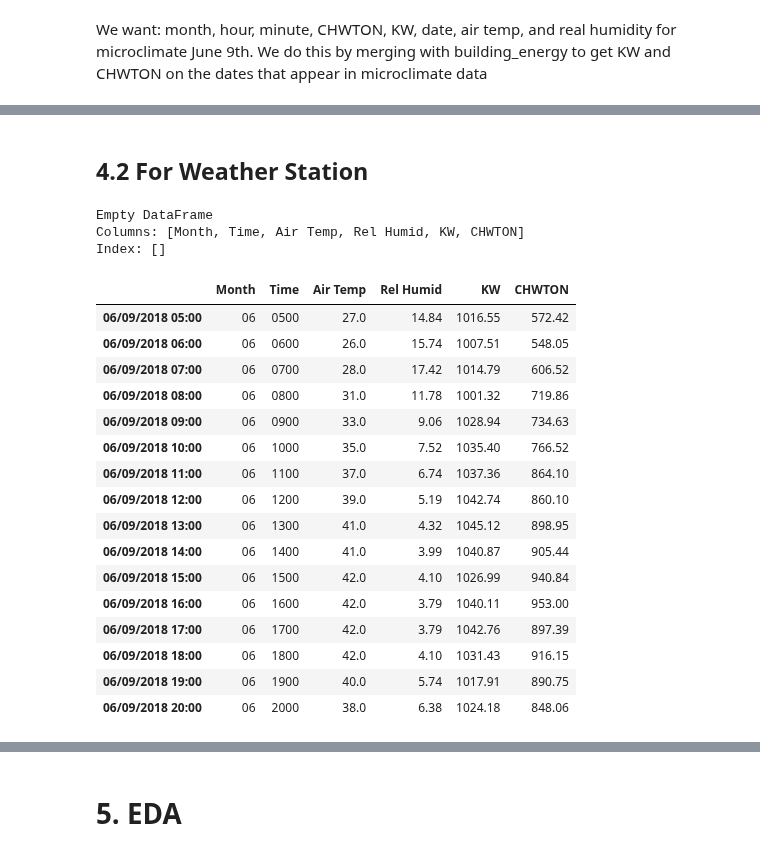
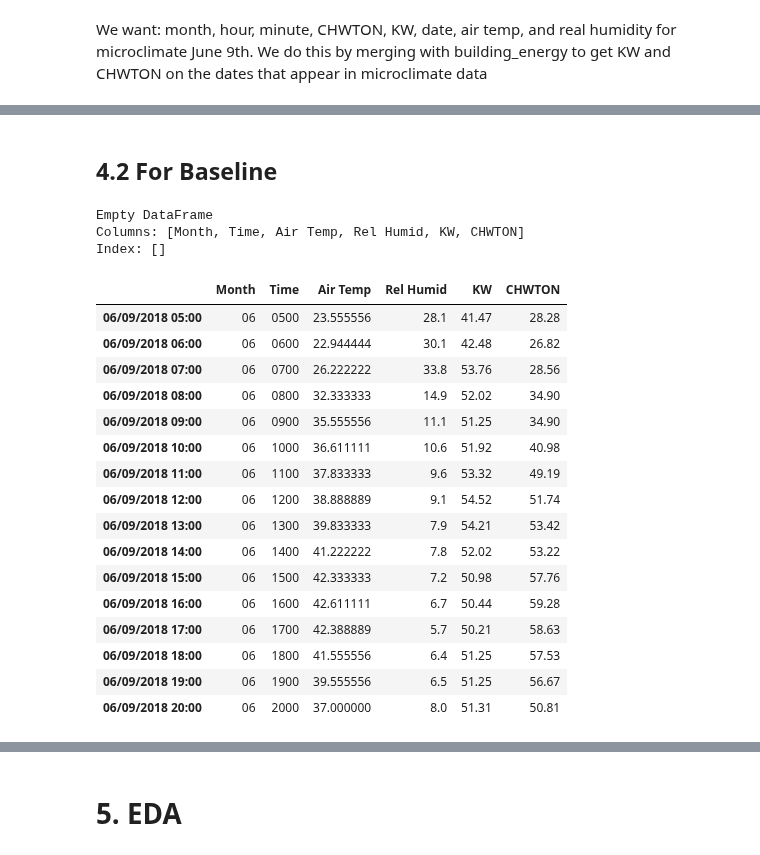
Before and after one commit to freecode23/microclimate-effects, a Jupyter notebook: RF_Model.ipynb, the cells around one changed output, grey strips where cells are left out. Saved outputs shown, nothing was run; the diff lists cells and outputs as text; code cells hidden in the pictures.

```diff
--- a/RF_Model.ipynb
+++ b/RF_Model.ipynb
@@ -115,0 +121,7 @@ Enter building name:  ISTB 1
+# %%
+base_name = input('Enter \'asu\' or \'station\': ')
+print('We will train using' , base_name, 'data')
+
+if(base_name == 'asu'):
+    year_picked = input('Enter year between 2017 - 2020 inclusive: ')
+    print('You picked year: ', year_picked )
@@ -222,8 +290,6 @@ metabol = metabol.set_index('tstamp')
 # %%
-weather_station =  pd.concat([metabol, weather_station], axis = 1, join = "inner")
+baseline_df =  pd.concat([metabol, baseline_df], axis = 1, join = "inner")
 
 # rearrange column
-weather_station = weather_station[['Month','Time','Month_num', 'Hour_num', 'Minute_num', 'Air Temp', 'Rel Humid', 'KW','CHWTON' ]]
-
-# weather_station.to_csv('./Data/weather_st_numstr') # save data with string and numeric date format
+baseline_df = baseline_df[['Month','Time','Month_num', 'Hour_num', 'Minute_num', 'Air Temp', 'Rel Humid', 'KW','CHWTON' ]]
 # %%
@@ -261,49 +327,49 @@ envimet_j9
 # %% [markdown]
-## 4.2 For Weather Station
+## 4.2 For Baseline
 # %%
 # 1. Convert to datetime so we can remove June 9th weather
-weather_station.index = pd.to_datetime(weather_station.index)
+baseline_df.index = pd.to_datetime(baseline_df.index)
 
 # 2. Extract all of june 9th data
-station_j9 = weather_station[(weather_station.index.month == 6) & (weather_station.index.day == 9)]
+baseline_j9 = baseline_df[(baseline_df.index.month == 6) & (baseline_df.index.day == 9)]
 
-# 3. drop all of June 9th from weather_station data
-weather_station = weather_station.drop(station_j9.index)
+# 3. drop all of June 9th from baseline_df data
+baseline_df = baseline_df.drop(baseline_j9.index)
 
 # 4. Filter time ( only minute 00) from june 9th data
-station_j9 = station_j9[ (station_j9['Hour_num'] >= 5) & (station_j9['Hour_num'] <= 20) & (station_j9['Minute_num'] == 0)]
+baseline_j9 = baseline_j9[ (baseline_j9['Hour_num'] >= 5) & (baseline_j9['Hour_num'] <= 20) & (baseline_j9['Minute_num'] == 0)]
 
 # 5. drop numeric variables
-weather_station = weather_station.drop(labels = ['Hour_num', 'Month_num','Minute_num'], axis = 1)
-station_j9 = station_j9.drop(labels = ['Hour_num', 'Month_num','Minute_num'], axis = 1)
+baseline_df = baseline_df.drop(labels = ['Hour_num', 'Month_num','Minute_num'], axis = 1)
+baseline_j9 = baseline_j9.drop(labels = ['Hour_num', 'Month_num','Minute_num'], axis = 1)
 
-# 6. ensure theres no more june 9th data between 5am to 8pm on weather_station data
-print(weather_station[(weather_station.index.month == 6) & (weather_station.index.day == 9)])
+# 6. ensure theres no more june 9th data between 5am to 8pm on baseline_df data
+print(baseline_df[(baseline_df.index.month == 6) & (baseline_df.index.day == 9)])
 
 # 7. convert index back to string types
-weather_station.index = pd.to_datetime(weather_station.index).strftime('%m/%d/%Y %H:%M')
-station_j9.index = pd.to_datetime(station_j9.index).strftime('%m/%d/%Y %H:%M')
-station_j9
+baseline_df.index = pd.to_datetime(baseline_df.index).strftime('%m/%d/%Y %H:%M')
+baseline_j9.index = pd.to_datetime(baseline_j9.index).strftime('%m/%d/%Y %H:%M')
+baseline_j9
 # %% [output]
 Empty DataFrame
 Columns: [Month, Time, Air Temp, Rel Humid, KW, CHWTON]
 Index: []
 |  | Month | Time | Air Temp | Rel Humid | KW | CHWTON |
-| 06/09/2018 05:00 | 06 | 0500 | 27.0 | 14.84 | 1016.55 | 572.42 |
-| 06/09/2018 06:00 | 06 | 0600 | 26.0 | 15.74 | 1007.51 | 548.05 |
-| 06/09/2018 07:00 | 06 | 0700 | 28.0 | 17.42 | 1014.79 | 606.52 |
-| 06/09/2018 08:00 | 06 | 0800 | 31.0 | 11.78 | 1001.32 | 719.86 |
-| 06/09/2018 09:00 | 06 | 0900 | 33.0 | 9.06 | 1028.94 | 734.63 |
-| 06/09/2018 10:00 | 06 | 1000 | 35.0 | 7.52 | 1035.40 | 766.52 |
-| 06/09/2018 11:00 | 06 | 1100 | 37.0 | 6.74 | 1037.36 | 864.10 |
-| 06/09/2018 12:00 | 06 | 1200 | 39.0 | 5.19 | 1042.74 | 860.10 |
-| 06/09/2018 13:00 | 06 | 1300 | 41.0 | 4.32 | 1045.12 | 898.95 |
-| 06/09/2018 14:00 | 06 | 1400 | 41.0 | 3.99 | 1040.87 | 905.44 |
-| 06/09/2018 15:00 | 06 | 1500 | 42.0 | 4.10 | 1026.99 | 940.84 |
-| 06/09/2018 16:00 | 06 | 1600 | 42.0 | 3.79 | 1040.11 | 953.00 |
-| 06/09/2018 17:00 | 06 | 1700 | 42.0 | 3.79 | 1042.76 | 897.39 |
-| 06/09/2018 18:00 | 06 | 1800 | 42.0 | 4.10 | 1031.43 | 916.15 |
-| 06/09/2018 19:00 | 06 | 1900 | 40.0 | 5.74 | 1017.91 | 890.75 |
-| 06/09/2018 20:00 | 06 | 2000 | 38.0 | 6.38 | 1024.18 | 848.06 |
+| 06/09/2018 05:00 | 06 | 0500 | 23.555556 | 28.1 | 41.47 | 28.28 |
+| 06/09/2018 06:00 | 06 | 0600 | 22.944444 | 30.1 | 42.48 | 26.82 |
+| 06/09/2018 07:00 | 06 | 0700 | 26.222222 | 33.8 | 53.76 | 28.56 |
+| 06/09/2018 08:00 | 06 | 0800 | 32.333333 | 14.9 | 52.02 | 34.90 |
+| 06/09/2018 09:00 | 06 | 0900 | 35.555556 | 11.1 | 51.25 | 34.90 |
+| 06/09/2018 10:00 | 06 | 1000 | 36.611111 | 10.6 | 51.92 | 40.98 |
+| 06/09/2018 11:00 | 06 | 1100 | 37.833333 | 9.6 | 53.32 | 49.19 |
+| 06/09/2018 12:00 | 06 | 1200 | 38.888889 | 9.1 | 54.52 | 51.74 |
+| 06/09/2018 13:00 | 06 | 1300 | 39.833333 | 7.9 | 54.21 | 53.42 |
+| 06/09/2018 14:00 | 06 | 1400 | 41.222222 | 7.8 | 52.02 | 53.22 |
+| 06/09/2018 15:00 | 06 | 1500 | 42.333333 | 7.2 | 50.98 | 57.76 |
+| 06/09/2018 16:00 | 06 | 1600 | 42.611111 | 6.7 | 50.44 | 59.28 |
+| 06/09/2018 17:00 | 06 | 1700 | 42.388889 | 5.7 | 50.21 | 58.63 |
+| 06/09/2018 18:00 | 06 | 1800 | 41.555556 | 6.4 | 51.25 | 57.53 |
+| 06/09/2018 19:00 | 06 | 1900 | 39.555556 | 6.5 | 51.25 | 56.67 |
+| 06/09/2018 20:00 | 06 | 2000 | 37.000000 | 8.0 | 51.31 | 50.81 |
 # %%
 # save as csv
```
Also changed, not shown: parts of 43 cells of this notebook, 1 other file.
